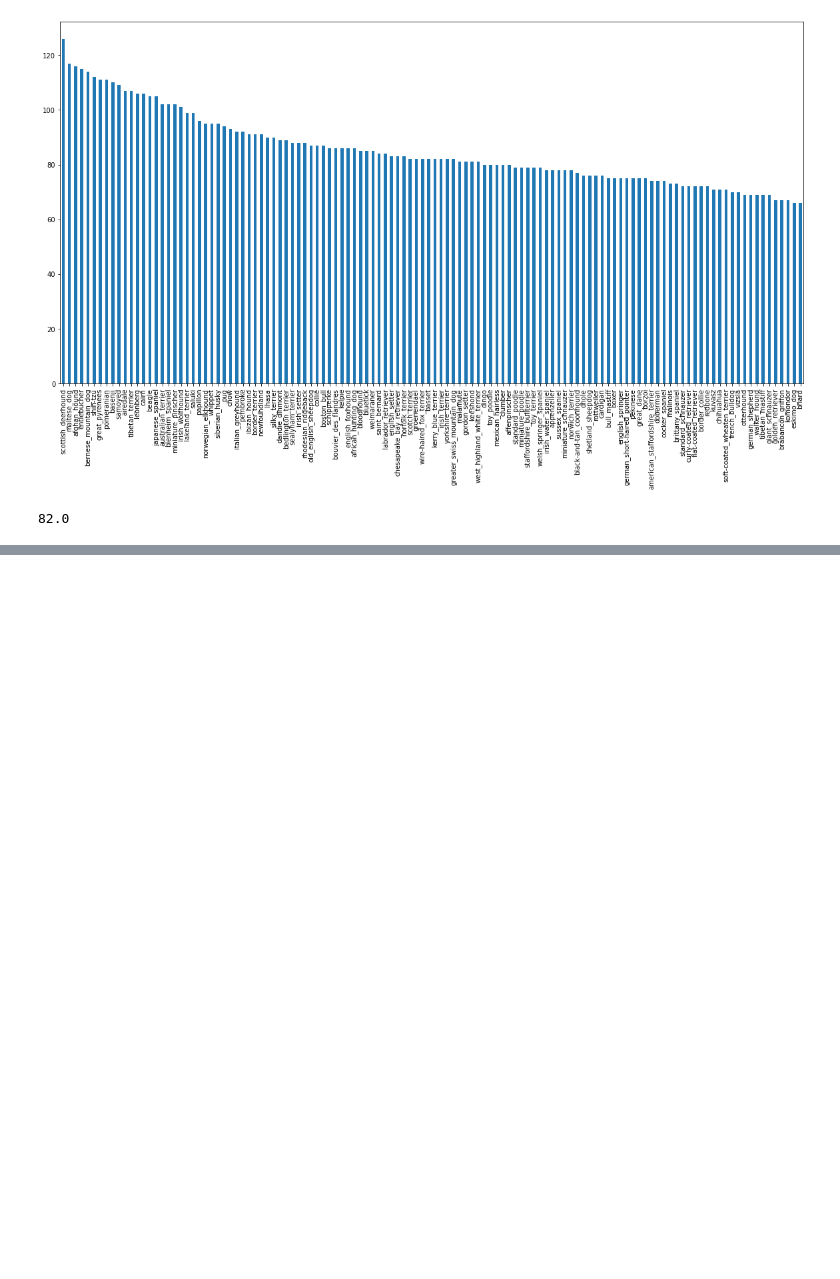
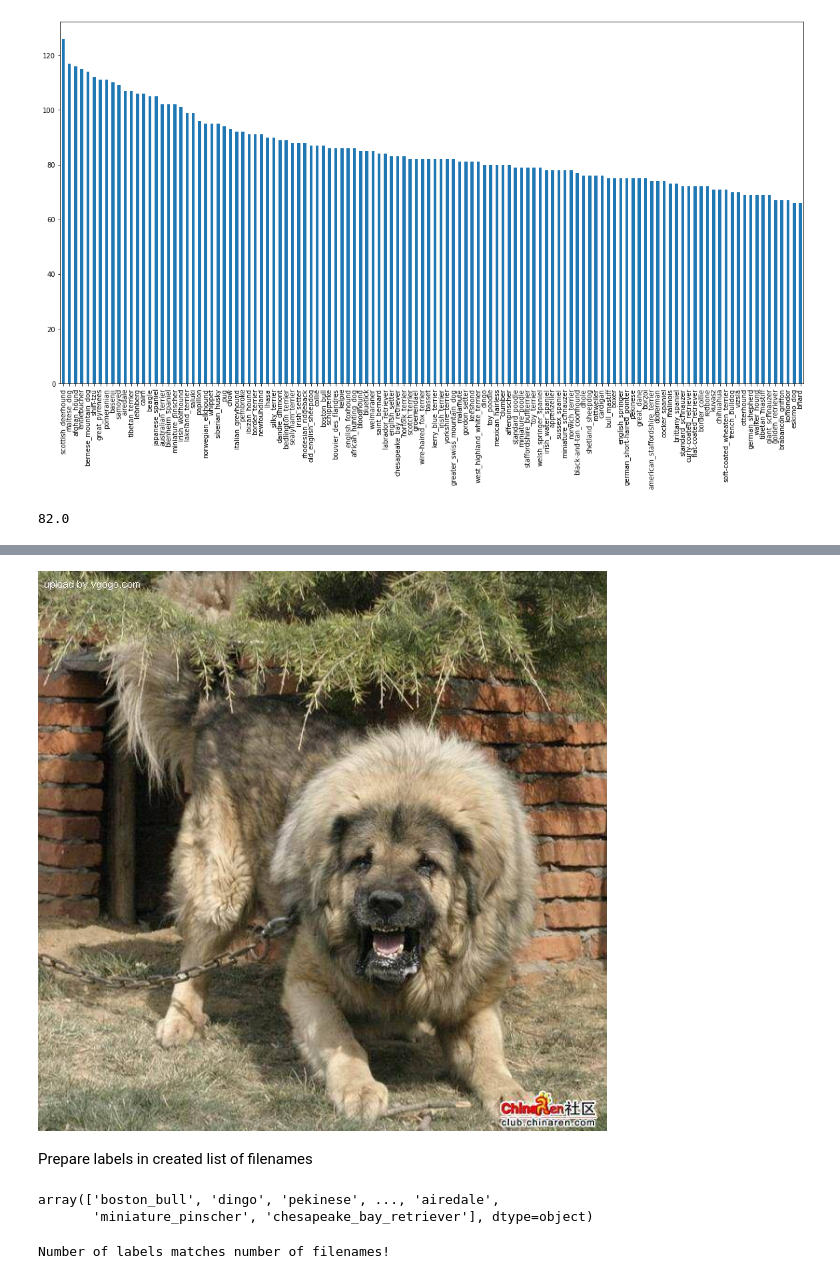
Before and after one commit to KyrylR/-Neural-Networks-DL-TL-TF, a Jupyter notebook: dog_vision.ipynb, the cells around one changed output, grey strips where cells are left out. Cells and saved outputs as stored; diff of their text form; code cells hidden in the pictures; blank space fills up the shorter version.

```diff
--- a/dog_vision.ipynb
+++ b/dog_vision.ipynb
@@ -92,0 +147,20 @@ labels_csv["breed"].value_counts().median()
+# %%
+Image("/content/drive/MyDrive/Colab Notebooks/Dog Vision/train/" + labels_csv["id"][9000] + ".jpg")
+# %% [output]
+[figure, added]
+# %% [markdown]
+Prepare labels in created list of filenames
+# %%
+labels = labels_csv["breed"].to_numpy()
+labels
+# %% [output]
+array(['boston_bull', 'dingo', 'pekinese', ..., 'airedale',
+       'miniature_pinscher', 'chesapeake_bay_retriever'], dtype=object)
+# %%
+# Check missing data for labels
+if len(labels) == len(filenames):
+  print("Number of labels matches number of filenames!")
+else:
+  print("Number of labels does not match number of filenames, check data directories!")
+# %% [output]
+Number of labels matches number of filenames!
```
Also changed, not shown: parts of 29 cells of this notebook.
